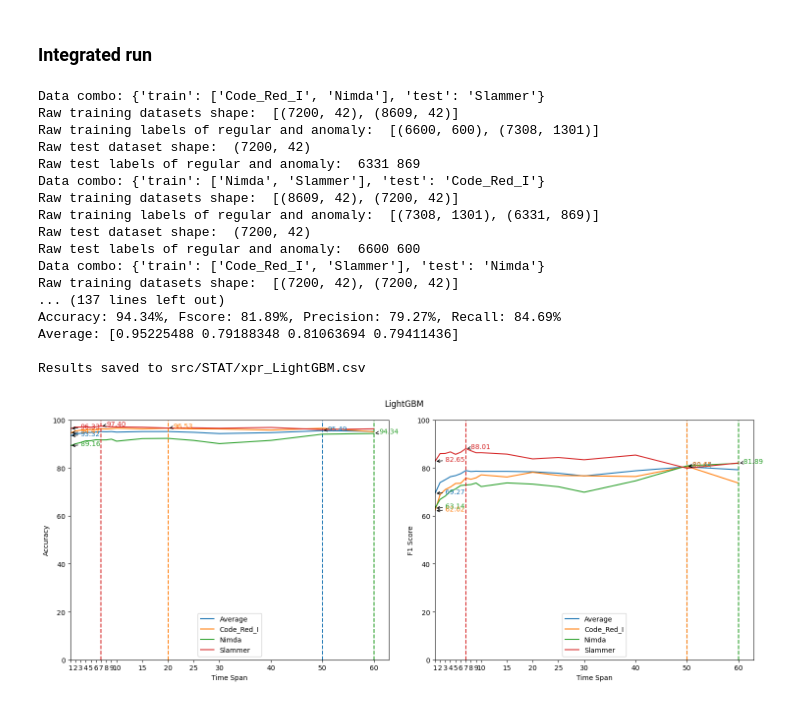
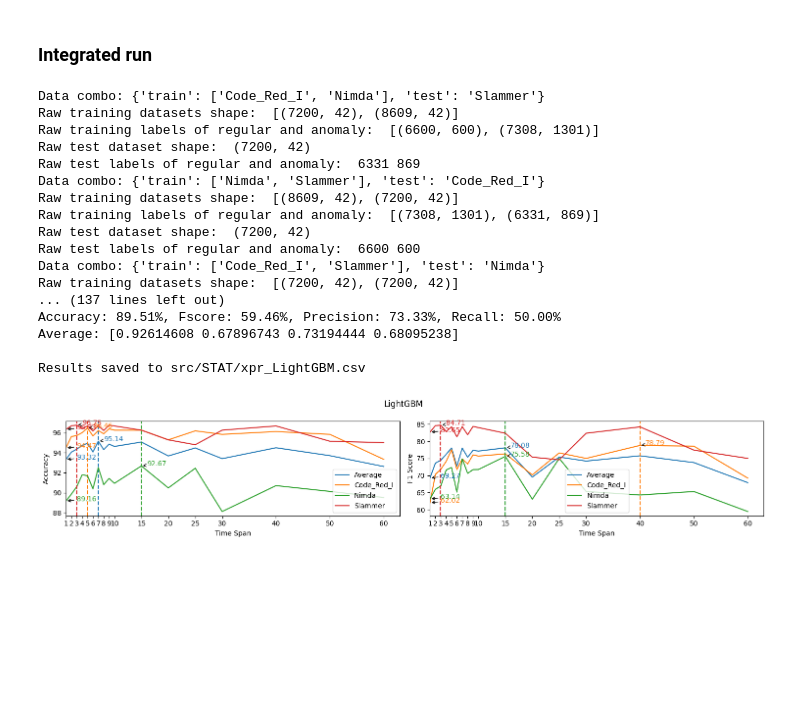
Before and after one commit to biganiseed/CyberDefense, a Jupyter notebook: xpr_aggregation_LightGBM.ipynb, the cells around one changed output. Drawn from its saved outputs; the diff is of its cells as text; code cells hidden in the pictures; blank space fills up the shorter version.

```diff
--- a/xpr_aggregation_LightGBM.ipynb
+++ b/xpr_aggregation_LightGBM.ipynb
@@ -37,30 +37,30 @@ def train_test(train_x, train_y, test_x):
 # %%
 from src.xpr_test import *
 
 time_span_list = [1, 2, 3, 4, 5, 6, 7, 8, 9, 10, 15, 20, 25, 30, 40, 50, 60]
 data_combos = [{"train": ["Code_Red_I", "Nimda"], "test": "Slammer"},
                 {"train": ["Nimda", "Slammer"], "test": "Code_Red_I"},
                 {"train": ["Code_Red_I", "Slammer"], "test": "Nimda"},]
 
-results = aggregation_test(train_test, time_span_list, data_combos, normal_label = 0, sliding_window = True, results_file = "xpr_LightGBM.csv")
+results = aggregation_test(train_test, time_span_list, data_combos, normal_label = 0, results_file = "xpr_LightGBM.csv")
 # plot_aggregation_test_results(results, time_span_list)
-plot_aggregation_test_results(results, time_span_list, plot_precision_and_recall = False, title = "LightGBM")
+plot_aggregation_test_results(results, time_span_list, plot_precision_and_recall = False, title = "LightGBM", plot_height = 3)
 # %% [output]
 Data combo: {'train': ['Code_Red_I', 'Nimda'], 'test': 'Slammer'}
 Raw training datasets shape:  [(7200, 42), (8609, 42)]
 Raw training labels of regular and anomaly:  [(6600, 600), (7308, 1301)]
 Raw test dataset shape:  (7200, 42)
 Raw test labels of regular and anomaly:  6331 869
 Data combo: {'train': ['Nimda', 'Slammer'], 'test': 'Code_Red_I'}
 Raw training datasets shape:  [(8609, 42), (7200, 42)]
 Raw training labels of regular and anomaly:  [(7308, 1301), (6331, 869)]
 Raw test dataset shape:  (7200, 42)
 Raw test labels of regular and anomaly:  6600 600
 Data combo: {'train': ['Code_Red_I', 'Slammer'], 'test': 'Nimda'}
 Raw training datasets shape:  [(7200, 42), (7200, 42)]
 ... (137 lines left out)
-Accuracy: 94.34%, Fscore: 81.89%, Precision: 79.27%, Recall: 84.69%
-Average: [0.95225488 0.79188348 0.81063694 0.79411436]
+Accuracy: 89.51%, Fscore: 59.46%, Precision: 73.33%, Recall: 50.00%
+Average: [0.92614608 0.67896743 0.73194444 0.68095238]
 
 Results saved to src/STAT/xpr_LightGBM.csv
-[figure, old version]
+[figure, new version]
```
Also changed, not shown: 6 other files.
